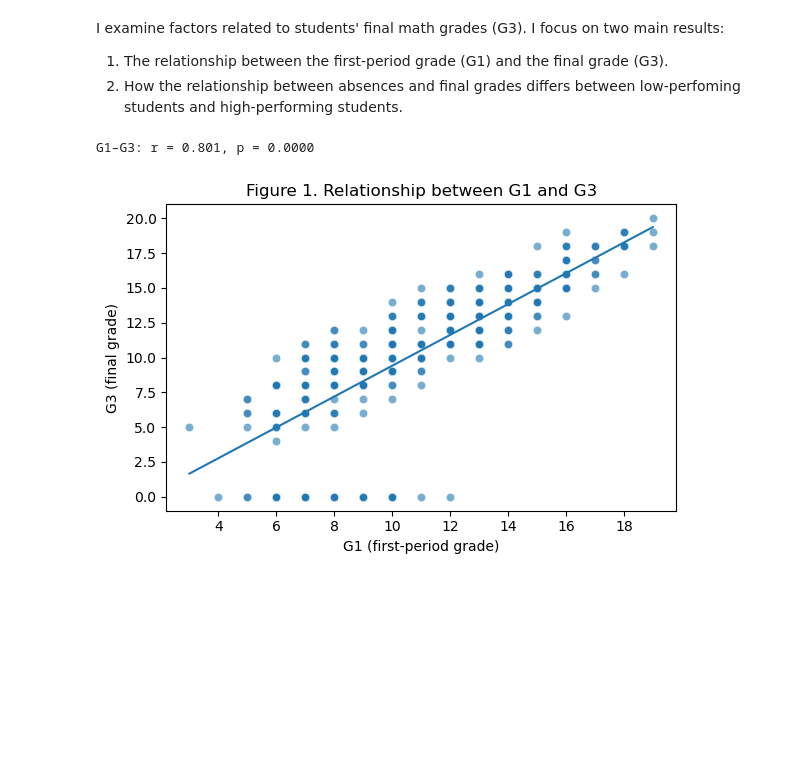
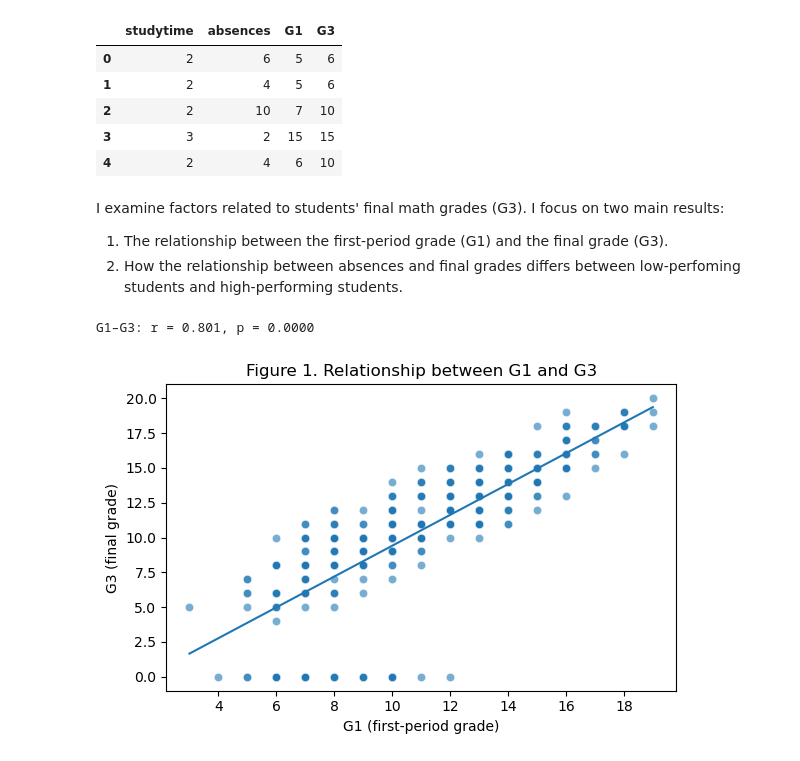
Before and after one commit to Beanrico/DataAnalysisAssignments, a Jupyter notebook: FP-6/main.ipynb, the cells around one changed output. Saved outputs shown, nothing was run; the diff lists cells and outputs as text; code cells hidden in the pictures; blank space fills up the shorter version.

```diff
--- a/FP-6/main.ipynb
+++ b/FP-6/main.ipynb
@@ -1,14 +1,23 @@
 # %%
+import pandas as pd
 import parse_data as p_d
 import descriptive as de
 import numpy as np
 import matplotlib.pyplot as plt
 from scipy import stats
-import parse_data as p_d
 import machine as ml
+from machine import fit_and_evaluate_regression, fit_and_evaluate_classification
 import matplotlib.pyplot as plt
-
+from improved import search_best_svd_full
 df = p_d.df
+df.head()
+# %% [output]
+|  | studytime | absences | G1 | G3 |
+| 0 | 2 | 6 | 5 | 6 |
+| 1 | 2 | 4 | 5 | 6 |
+| 2 | 2 | 10 | 7 | 10 |
+| 3 | 3 | 2 | 15 | 15 |
+| 4 | 2 | 4 | 6 | 10 |
 # %% [markdown]
 I examine factors related to students' final math grades (G3). I focus on two main results:
 
```
Also changed, not shown: parts of 4 cells of this notebook.
